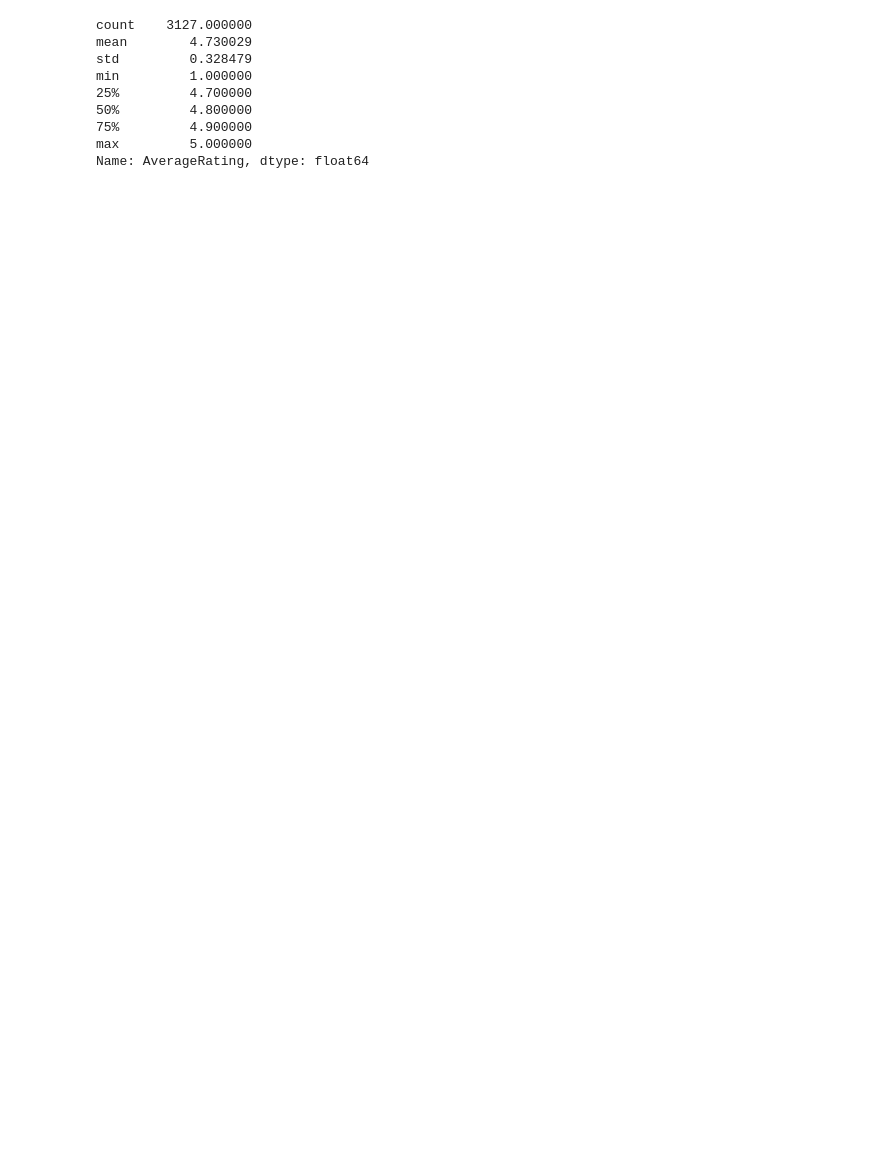
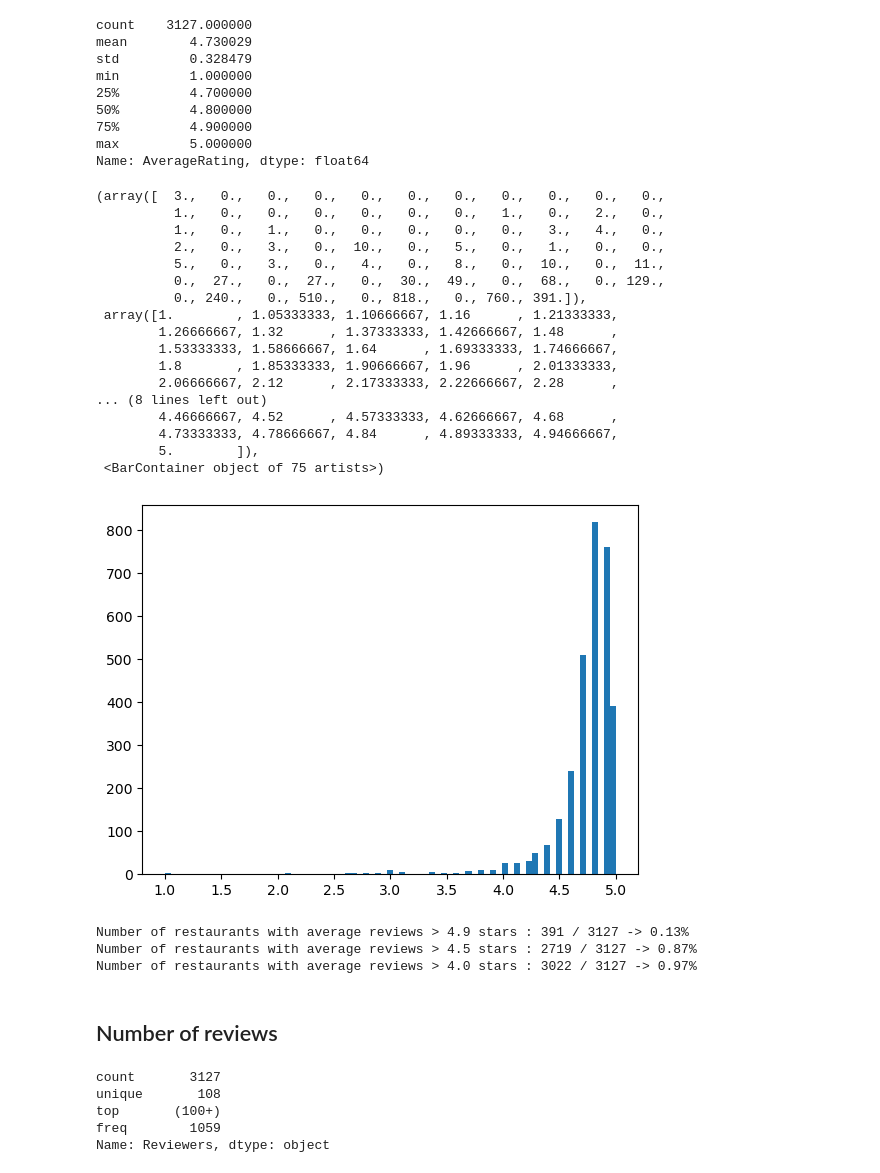
Before and after one commit to YuTingdata/panda-food-taiwan-analysis, a Jupyter notebook: panda_food_tainan.ipynb, the cells around one changed output. Cells and saved outputs as stored; diff of their text form; code cells hidden in the pictures; blank space fills up the shorter version.

```diff
--- a/panda_food_tainan.ipynb
+++ b/panda_food_tainan.ipynb
@@ -36,3 +37,50 @@ min         1.000000
 75%         4.900000
 max         5.000000
 Name: AverageRating, dtype: float64
+# %%
+import matplotlib.pyplot as plt
+plt.hist(data_restos['AverageRating'], bins=75)
+# %% [output]
+(array([  3.,   0.,   0.,   0.,   0.,   0.,   0.,   0.,   0.,   0.,   0.,
+          1.,   0.,   0.,   0.,   0.,   0.,   0.,   1.,   0.,   2.,   0.,
+          1.,   0.,   1.,   0.,   0.,   0.,   0.,   0.,   3.,   4.,   0.,
+          2.,   0.,   3.,   0.,  10.,   0.,   5.,   0.,   1.,   0.,   0.,
+          5.,   0.,   3.,   0.,   4.,   0.,   8.,   0.,  10.,   0.,  11.,
+          0.,  27.,   0.,  27.,   0.,  30.,  49.,   0.,  68.,   0., 129.,
+          0., 240.,   0., 510.,   0., 818.,   0., 760., 391.]),
+ array([1.        , 1.05333333, 1.10666667, 1.16      , 1.21333333,
+        1.26666667, 1.32      , 1.37333333, 1.42666667, 1.48      ,
+        1.53333333, 1.58666667, 1.64      , 1.69333333, 1.74666667,
+        1.8       , 1.85333333, 1.90666667, 1.96      , 2.01333333,
+        2.06666667, 2.12      , 2.17333333, 2.22666667, 2.28      ,
+... (8 lines left out)
+        4.46666667, 4.52      , 4.57333333, 4.62666667, 4.68      ,
+        4.73333333, 4.78666667, 4.84      , 4.89333333, 4.94666667,
+        5.        ]),
+ <BarContainer object of 75 artists>)
+[figure, added]
+# %%
+# Percent of reviews with 5 stars
+star_count1 = data_restos[ data_restos['AverageRating'] > 4.9 ].shape[0]
+star_count2 = data_restos[ data_restos['AverageRating'] > 4.5 ].shape[0]
+star_count3 = data_restos[ data_restos['AverageRating'] > 4.0 ].shape[0]
+
+
+total_reviews = data_restos.shape[0]
+print(f'Number of restaurants with average reviews > 4.9 stars : {star_count1} / {total_reviews} -> {np.around(star_count1/total_reviews,decimals=2)}%')
+print(f'Number of restaurants with average reviews > 4.5 stars : {star_count2} / {total_reviews} -> {np.around(star_count2/total_reviews,decimals=2)}%')
+print(f'Number of restaurants with average reviews > 4.0 stars : {star_count3} / {total_reviews} -> {np.around(star_count3/total_reviews,decimals=2)}%')
+# %% [output]
+Number of restaurants with average reviews > 4.9 stars : 391 / 3127 -> 0.13%
+Number of restaurants with average reviews > 4.5 stars : 2719 / 3127 -> 0.87%
+Number of restaurants with average reviews > 4.0 stars : 3022 / 3127 -> 0.97%
+# %% [markdown]
+## Number of reviews
+# %%
+data_restos['Reviewers'].describe()
+# %% [output]
+count       3127
+unique       108
+top       (100+)
+freq        1059
+Name: Reviewers, dtype: object
```
Also changed, not shown: parts of 4 cells of this notebook.
